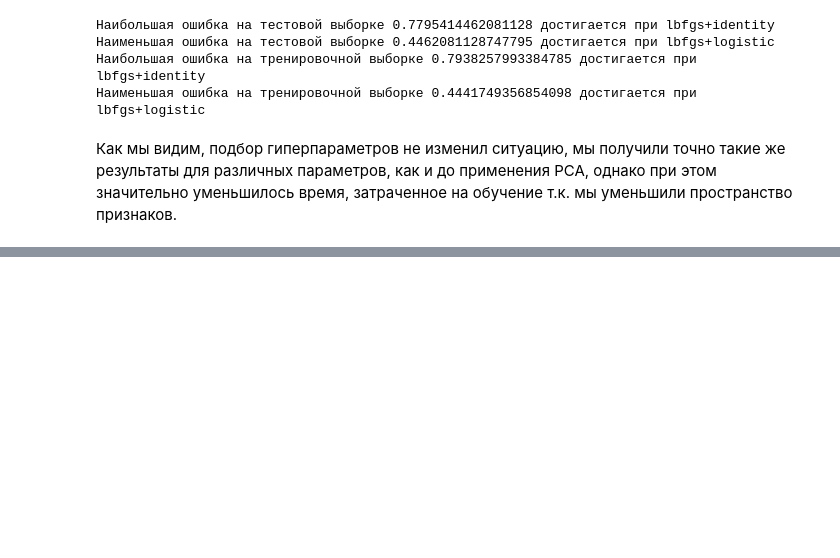
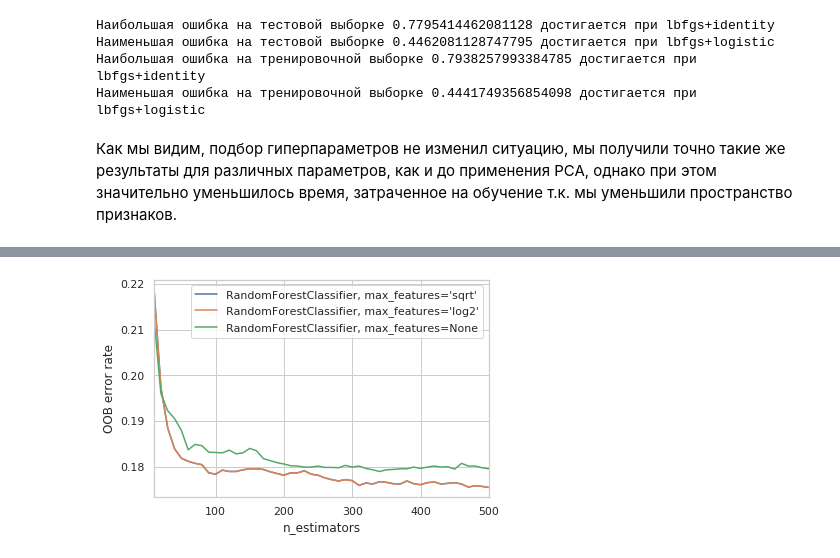
Before and after one commit to eaidova/ML, a Jupyter notebook: task1.ipynb, the cells around one changed output, grey strips where cells are left out. Cells and saved outputs as stored; diff of their text form; code cells hidden in the pictures; blank space fills up the shorter version.

```diff
--- a/task1.ipynb
+++ b/task1.ipynb
@@ -1532,0 +1611,14 @@ print('Наименьшая ошибка на тренировочной выб
+# %%
+import matplotlib.pyplot as plt
+
+for label, clf_err in oob_error_rate.items():
+    xs, ys = zip(*clf_err)
+    plt.plot(xs, ys, label=label)
+
+plt.xlim(min_estimators, max_estimators)
+plt.xlabel("n_estimators")
+plt.ylabel("OOB error rate")
+plt.legend(loc="upper right")
+plt.show()
+# %% [output]
+[figure, added]
```
Also changed, not shown: parts of 25 cells of this notebook.
